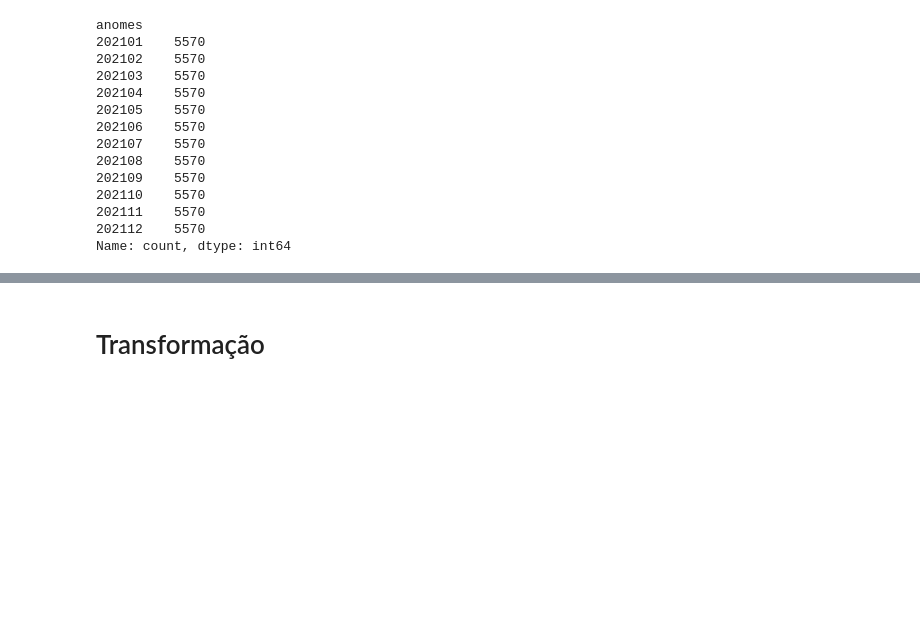
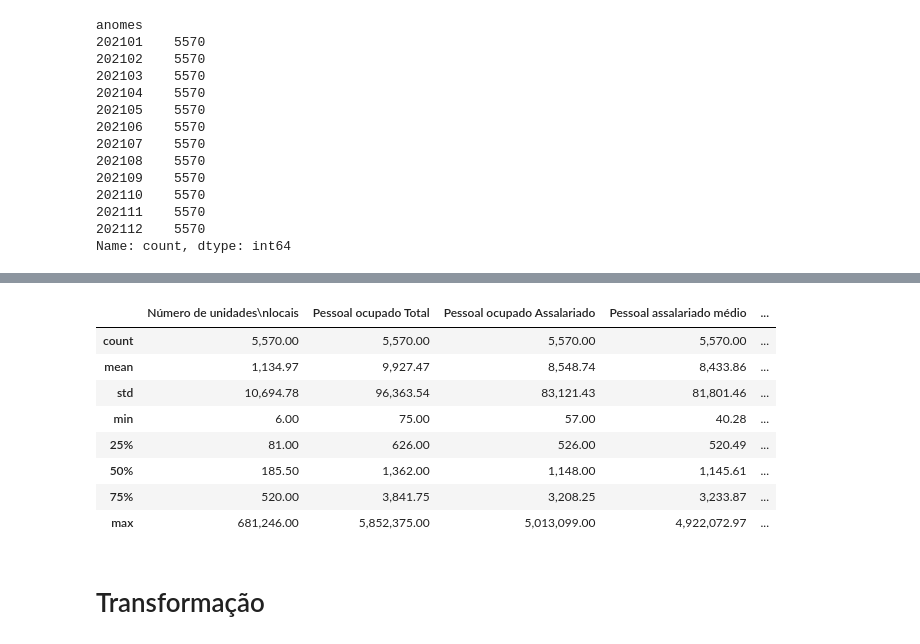
Before and after one commit to AHChaves/IC-InSAN, a Jupyter notebook: Integracao/integracao_2021.ipynb, the cells around one changed output, grey strips where cells are left out. Cells and saved outputs as stored; diff of their text form; code cells hidden in the pictures; blank space fills up the shorter version.

```diff
--- a/Integracao/integracao_2021.ipynb
+++ b/Integracao/integracao_2021.ipynb
@@ -141,3 +179,15 @@ Name: count, dtype: int64
+# %%
+cempre.describe()
+# %% [output]
+|  | Número de unidades\nlocais | Pessoal ocupado Total | Pessoal ocupado Assalariado | Pessoal assalariado médio | ... |
+| count | 5,570.00 | 5,570.00 | 5,570.00 | 5,570.00 | ... |
+| mean | 1,134.97 | 9,927.47 | 8,548.74 | 8,433.86 | ... |
+| std | 10,694.78 | 96,363.54 | 83,121.43 | 81,801.46 | ... |
+| min | 6.00 | 75.00 | 57.00 | 40.28 | ... |
+| 25% | 81.00 | 626.00 | 526.00 | 520.49 | ... |
+| 50% | 185.50 | 1,362.00 | 1,148.00 | 1,145.61 | ... |
+| 75% | 520.00 | 3,841.75 | 3,208.25 | 3,233.87 | ... |
+| max | 681,246.00 | 5,852,375.00 | 5,013,099.00 | 4,922,072.97 | ... |
 # %% [markdown]
 # Transformação
 # %% [markdown]
```
Also changed, not shown: parts of 13 cells of this notebook.
